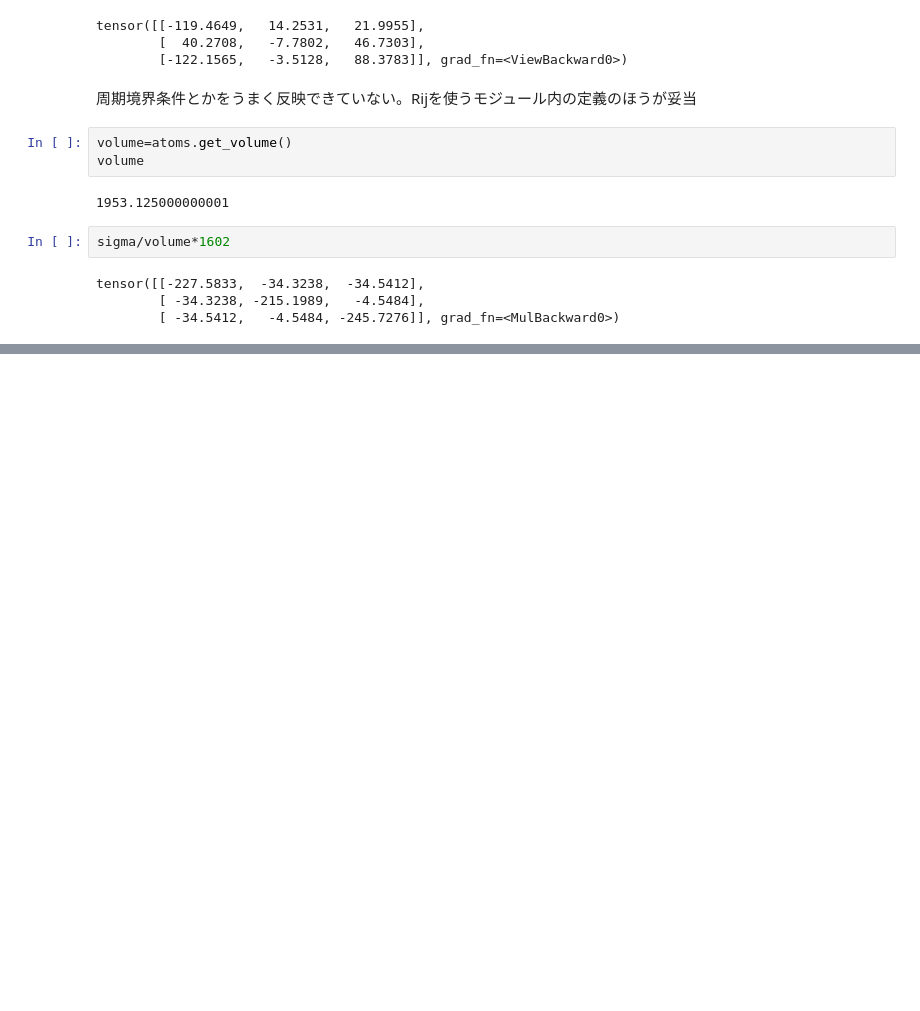
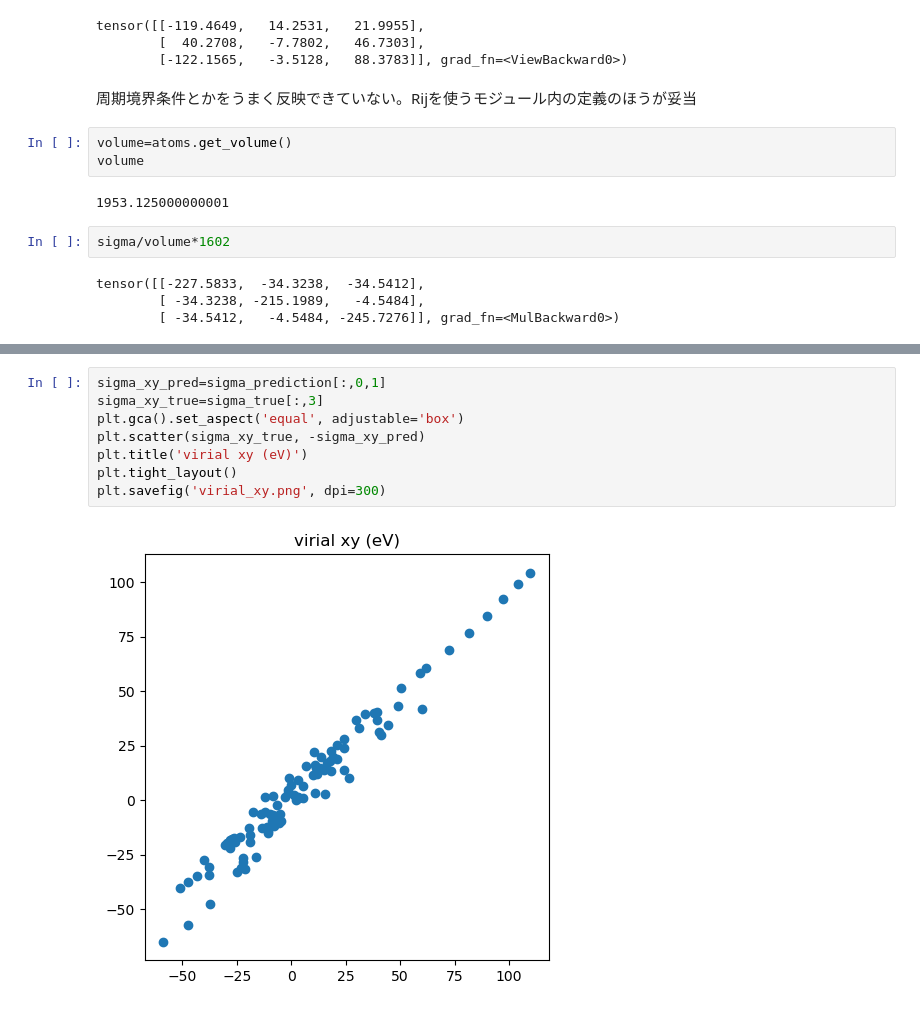
Before and after one commit to eminamitani/simplegnn_version2, a Jupyter notebook: schnet_test/pressure_test/test.ipynb, the cells around one changed output, grey strips where cells are left out. Drawn from its saved outputs; the diff is of its cells as text; blank space fills up the shorter version.

```diff
--- a/schnet_test/pressure_test/test.ipynb
+++ b/schnet_test/pressure_test/test.ipynb
@@ -420,0 +489,10 @@ tensor([[-227.5833,  -34.3238,  -34.5412],
+# %%
+sigma_xy_pred=sigma_prediction[:,0,1]
+sigma_xy_true=sigma_true[:,3]
+plt.gca().set_aspect('equal', adjustable='box')
+plt.scatter(sigma_xy_true, -sigma_xy_pred)
+plt.title('virial xy (eV)')
+plt.tight_layout()
+plt.savefig('virial_xy.png', dpi=300)
+# %% [output]
+[figure, added]
```
Also changed, not shown: parts of 13 cells of this notebook.
